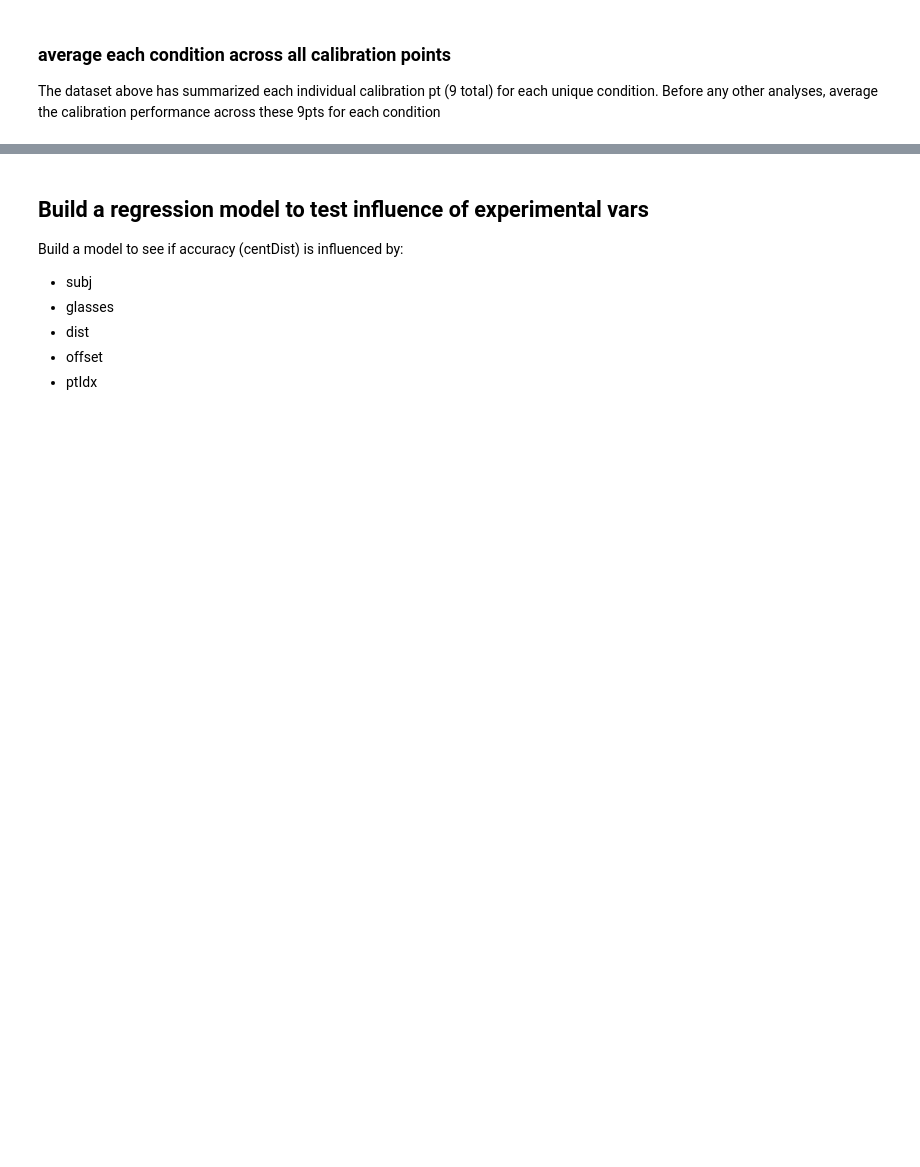
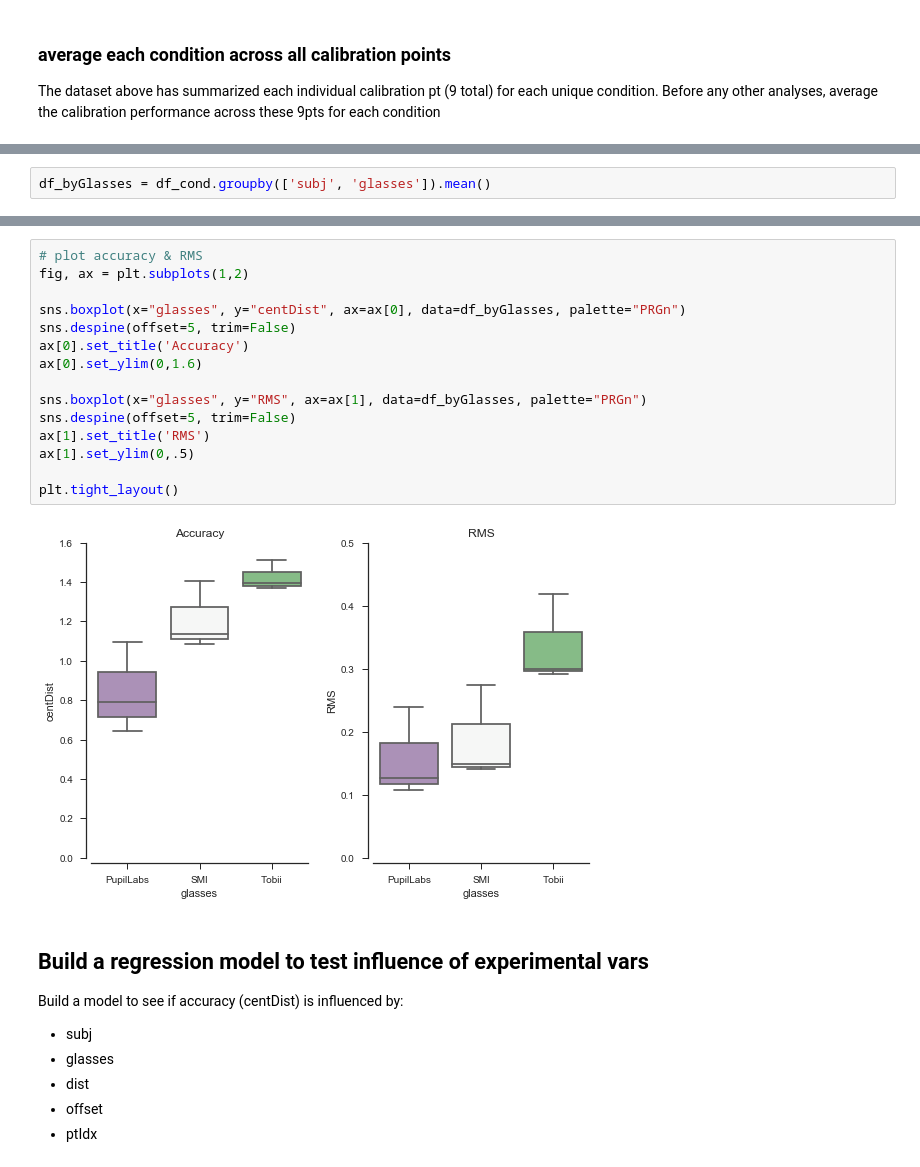
Before and after one commit to jeffmacinnes/glassesCalibration, a Jupyter notebook: analysis/calibrationAnalyses.ipynb, the cells around one changed output, grey strips where cells are left out. Saved outputs shown, nothing was run; the diff lists cells and outputs as text; blank space fills up the shorter version.

```diff
--- a/analysis/calibrationAnalyses.ipynb
+++ b/analysis/calibrationAnalyses.ipynb
@@ -85,0 +77,2 @@ dtype: object
+# %%
+df_byGlasses = df_cond.groupby(['subj', 'glasses']).mean()
@@ -86,3 +125,20 @@ dtype: object
+# %%
+# plot accuracy & RMS
+fig, ax = plt.subplots(1,2)
+
+sns.boxplot(x="glasses", y="centDist", ax=ax[0], data=df_byGlasses, palette="PRGn")
+sns.despine(offset=5, trim=False)
+ax[0].set_title('Accuracy')
+ax[0].set_ylim(0,1.6)
+
+sns.boxplot(x="glasses", y="RMS", ax=ax[1], data=df_byGlasses, palette="PRGn")
+sns.despine(offset=5, trim=False)
+ax[1].set_title('RMS')
+ax[1].set_ylim(0,.5)
+
+plt.tight_layout()
+# %% [output]
+[figure, added]
 # %% [markdown]
 ## Build a regression model to test influence of experimental vars
 Build a model to see if accuracy (centDist) is influenced by:
```
Also changed, not shown: parts of 14 cells of this notebook, 3 other files.
